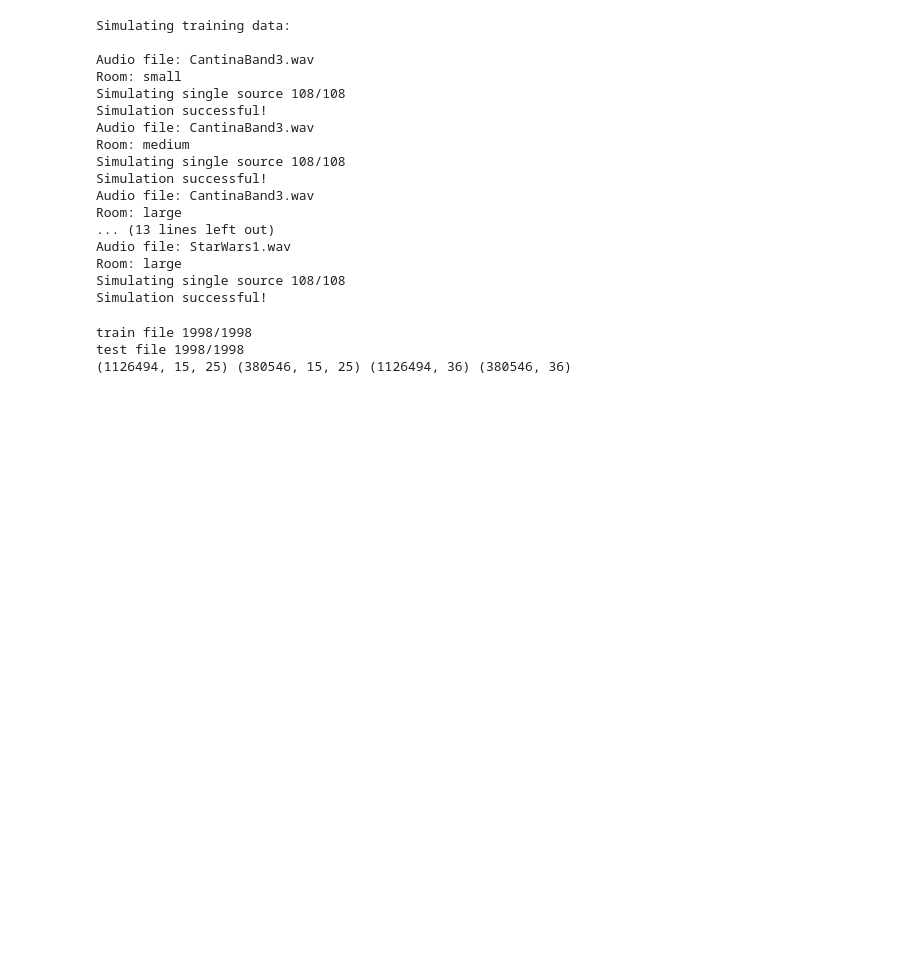
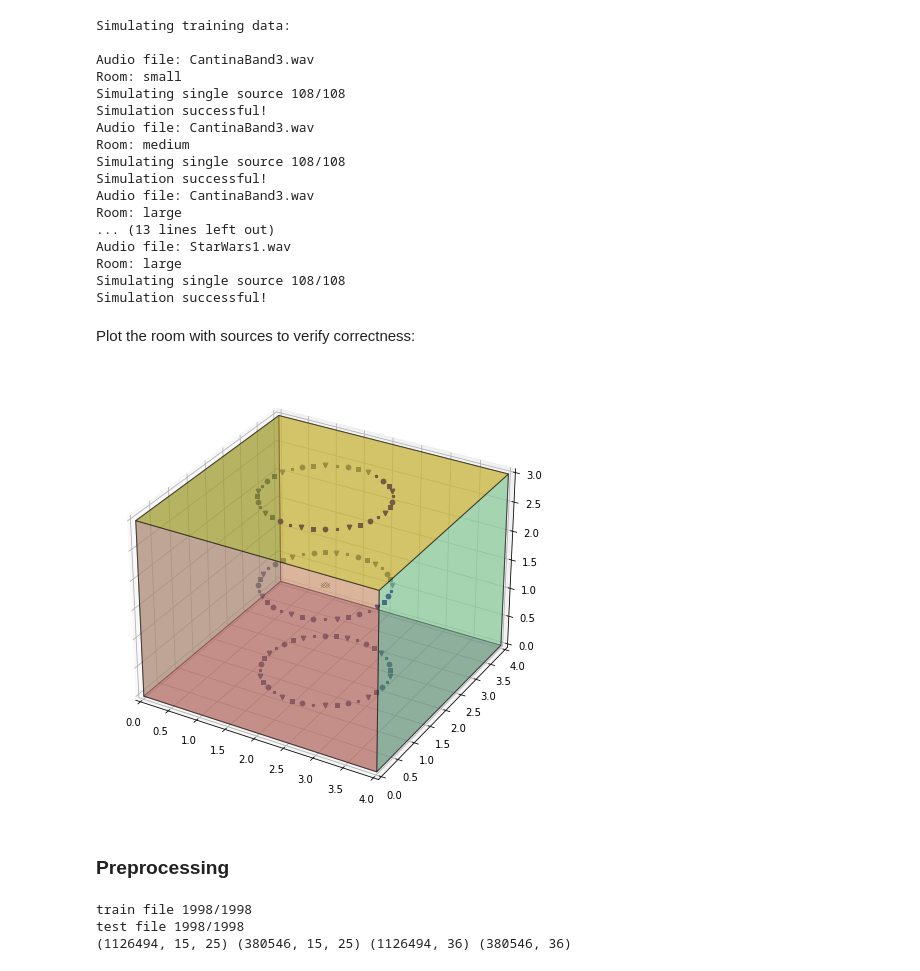
Before and after one commit to thomson008/MEng-project, a Jupyter notebook: notebooks/multi_source.ipynb, the cells around one changed output. Cells and saved outputs as stored; diff of their text form; code cells hidden in the pictures; blank space fills up the shorter version.

```diff
--- a/notebooks/multi_source.ipynb
+++ b/notebooks/multi_source.ipynb
@@ -18,7 +18,7 @@ import os
 import sys
 
 from sklearn.preprocessing import MultiLabelBinarizer
-from sklearn.metrics import accuracy_score
+from sklearn.metrics import accuracy_score, hamming_loss, multilabel_confusion_matrix, ConfusionMatrixDisplay
 
 import matplotlib.pyplot as plt
 import seaborn as sns
@@ -35,6 +35,11 @@ from keras.layers import Flatten
 from keras.layers import Dropout
 from keras.layers import Conv1D
 from keras.layers import MaxPooling1D
+from keras.models import load_model
+
+register_matplotlib_converters()
+sns.set(style='dark', palette='muted', font_scale=1)
+rcParams['figure.figsize'] = 22, 10
 # %%
 # Label resolution of classification
 RESOLUTION = 10
@@ -215,6 +222,33 @@ Audio file: StarWars1.wav
 Room: large
 Simulating single source 108/108
 Simulation successful!
+# %% [markdown]
+Plot the room with sources to verify correctness:
+# %%
+room_dim = ROOMS['small']
+
+room = create_simulation_room(room_dim, mic_pos=room_dim / 2)
+sources = create_sound_sources(room_dim, resolution=10)
+
+def plot_room(room, sources):
+    fs, audio = wavfile.read("../sounds/training/CantinaBand3.wav")
+
+    # Add every single source to the room
+    for source, angle in sources:
+        room.add_source(source, signal=audio, delay=0.5)
+
+    # Plot the room
+    fig, ax = room.plot()
+    fig.set_size_inches(6, 6)
+    ax.set_xlim([0, room_dim[0]])
+    ax.set_ylim([0, room_dim[1]])
+    ax.set_zlim([0, room_dim[2]]);
+
+plot_room(room, sources)
+# %% [output]
+[figure, added]
+# %% [markdown]
+### Preprocessing
 # %%
 def gcc_phat(x_1, x_2, FS=16000, interp=1):
     """
```
Also changed, not shown: parts of 16 cells of this notebook, 1 other file.
